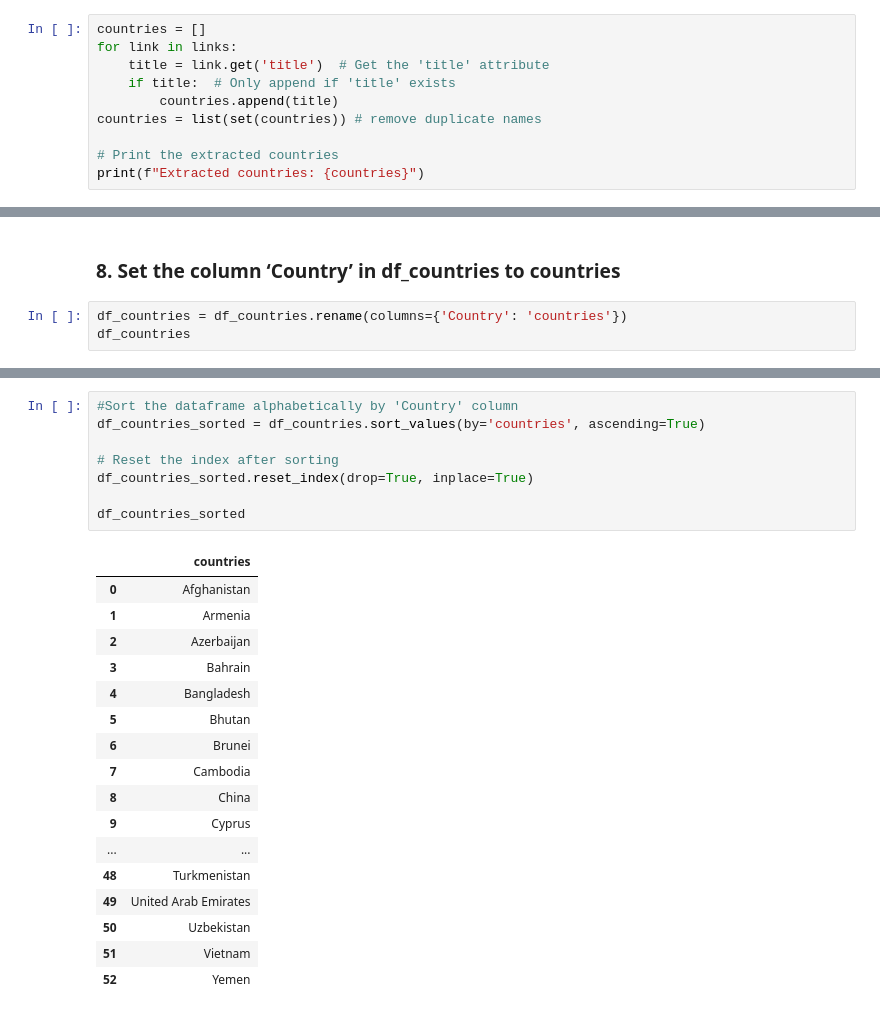
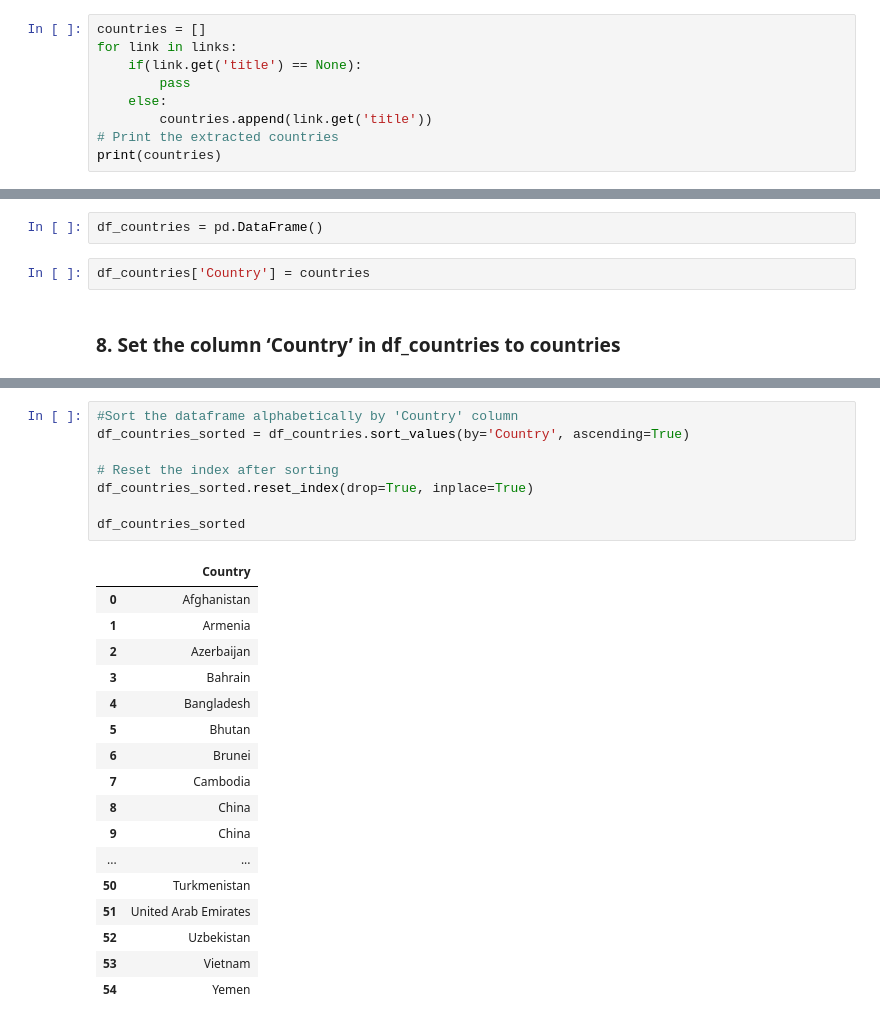
Before and after one commit to GemmaEvans0208/My-DAC-Curriculum, a Jupyter notebook: DAC-007_Web_Scraping/DAC-007_Web_Scraping_Tutorial.ipynb, the cells around one changed output, grey strips where cells are left out. Drawn from its saved outputs; the diff is of its cells as text.

```diff
--- a/DAC-007_Web_Scraping/DAC-007_Web_Scraping_Tutorial.ipynb
+++ b/DAC-007_Web_Scraping/DAC-007_Web_Scraping_Tutorial.ipynb
@@ -102,11 +119,10 @@ links
 # %%
 countries = []
 for link in links:
-    title = link.get('title')  # Get the 'title' attribute
-    if title:  # Only append if 'title' exists
-        countries.append(title)
-countries = list(set(countries)) # remove duplicate names
-
+    if(link.get('title') == None):
+        pass
+    else:
+        countries.append(link.get('title'))
 # Print the extracted countries
-print(f"Extracted countries: {countries}")
+print(countries)
 # %% [output]
@@ -140,5 +132,6 @@ df_countries
+# %%
+df_countries = pd.DataFrame()
+# %%
+df_countries['Country'] = countries
 # %% [markdown]
 ### 8. Set the column ‘Country’ in df_countries to countries
-# %%
-df_countries = df_countries.rename(columns={'Country': 'countries'})
-df_countries
@@ -163,13 +138,13 @@ df_countries
 # %%
 #Sort the dataframe alphabetically by 'Country' column
-df_countries_sorted = df_countries.sort_values(by='countries', ascending=True)
+df_countries_sorted = df_countries.sort_values(by='Country', ascending=True)
 
 # Reset the index after sorting
 df_countries_sorted.reset_index(drop=True, inplace=True)
 
 df_countries_sorted
 # %% [output]
-|  | countries |
+|  | Country |
 | 0 | Afghanistan |
 | 1 | Armenia |
 | 2 | Azerbaijan |
@@ -179,10 +154,10 @@ df_countries_sorted
 | 6 | Brunei |
 | 7 | Cambodia |
 | 8 | China |
-| 9 | Cyprus |
+| 9 | China |
 | ... | ... |
-| 48 | Turkmenistan |
-| 49 | United Arab Emirates |
-| 50 | Uzbekistan |
-| 51 | Vietnam |
-| 52 | Yemen |
+| 50 | Turkmenistan |
+| 51 | United Arab Emirates |
+| 52 | Uzbekistan |
+| 53 | Vietnam |
+| 54 | Yemen |
```
Also changed, not shown: parts of 6 cells of this notebook.
